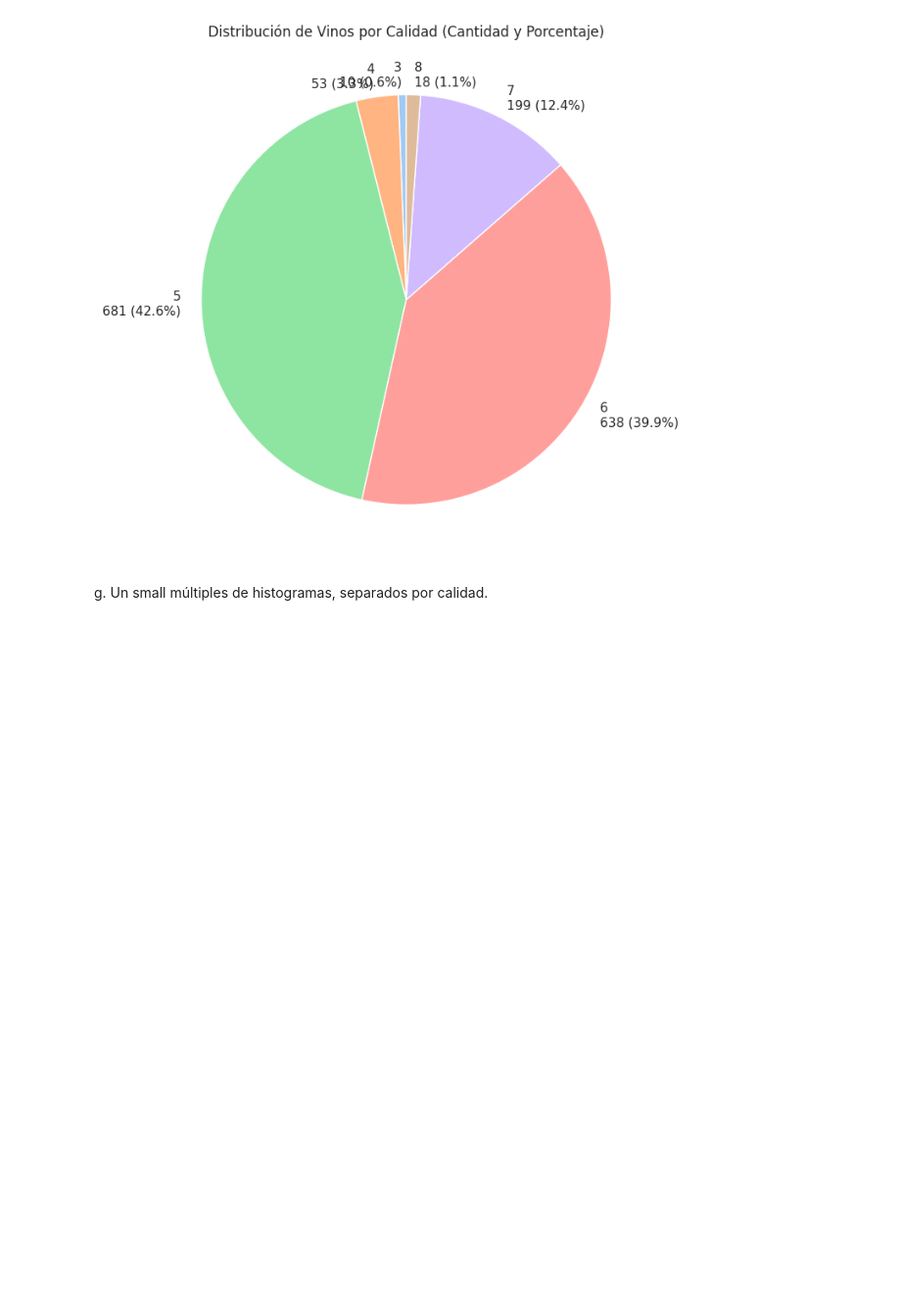
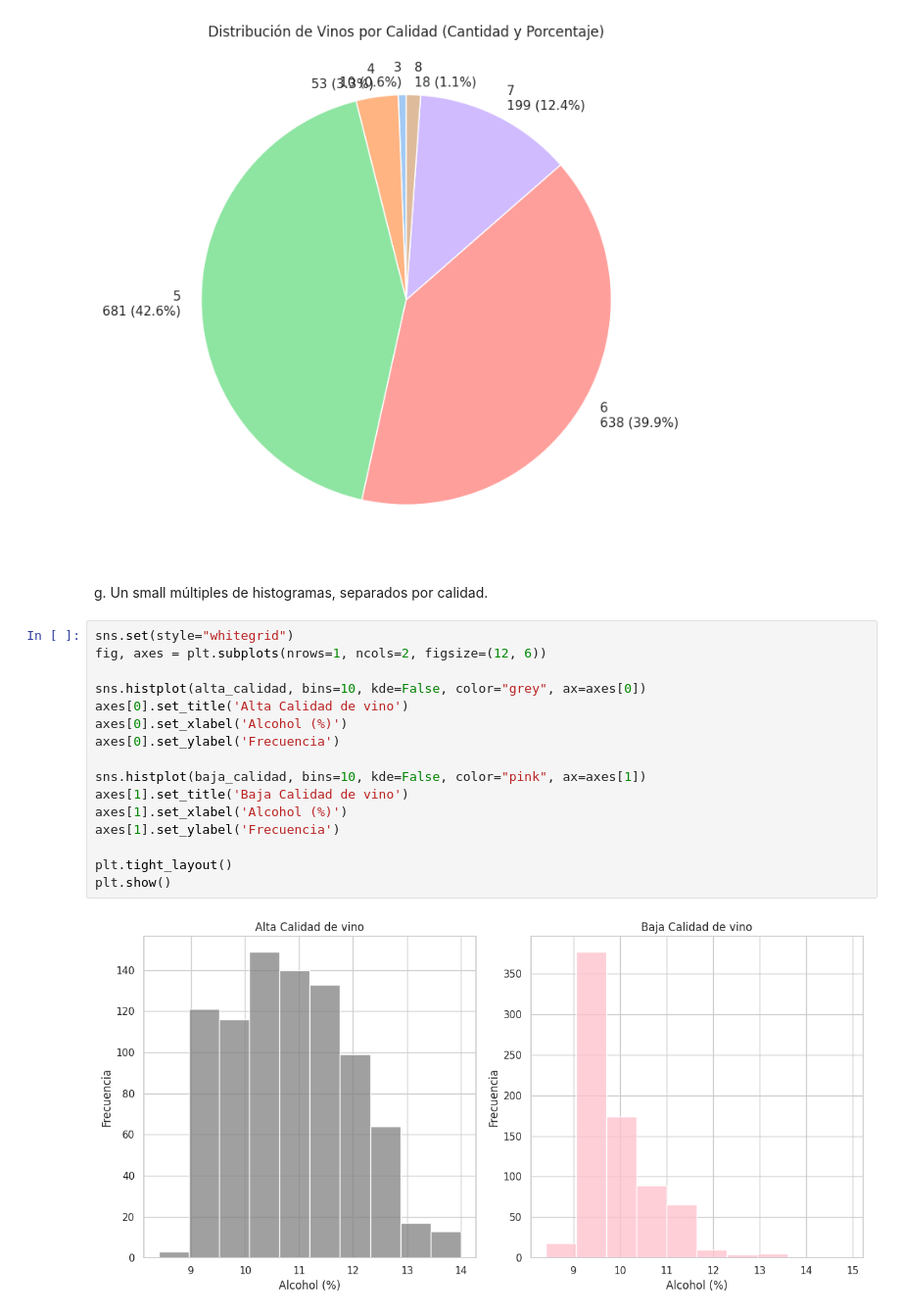
Before and after one commit to Carolinsrainbow/UC_VisualizacionDeDatos, a Jupyter notebook: VDD_|_Trabajo_final_Carolina_Herrera_Azolas.ipynb, the cells around one changed output. Shown at 98% size. Saved outputs shown, nothing was run; the diff lists cells and outputs as text; blank space fills up the shorter version.

```diff
--- a/VDD_|_Trabajo_final_Carolina_Herrera_Azolas.ipynb
+++ b/VDD_|_Trabajo_final_Carolina_Herrera_Azolas.ipynb
@@ -160,3 +171,21 @@ plt.show()
 [figure]
 # %% [markdown]
 g. Un small múltiples de histogramas, separados por calidad.
+# %%
+sns.set(style="whitegrid")
+fig, axes = plt.subplots(nrows=1, ncols=2, figsize=(12, 6))
+
+sns.histplot(alta_calidad, bins=10, kde=False, color="grey", ax=axes[0])
+axes[0].set_title('Alta Calidad de vino')
+axes[0].set_xlabel('Alcohol (%)')
+axes[0].set_ylabel('Frecuencia')
+
+sns.histplot(baja_calidad, bins=10, kde=False, color="pink", ax=axes[1])
+axes[1].set_title('Baja Calidad de vino')
+axes[1].set_xlabel('Alcohol (%)')
+axes[1].set_ylabel('Frecuencia')
+
+plt.tight_layout()
+plt.show()
+# %% [output]
+[figure, added]
```
Also changed, not shown: parts of 15 cells of this notebook.
